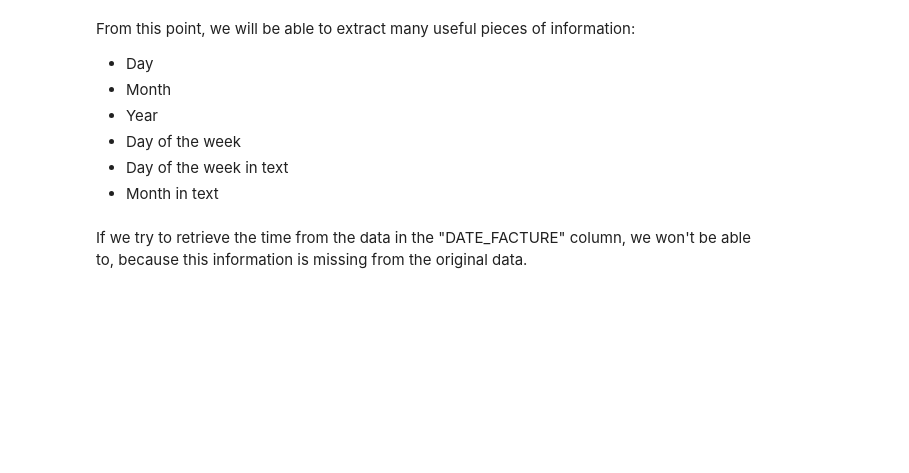
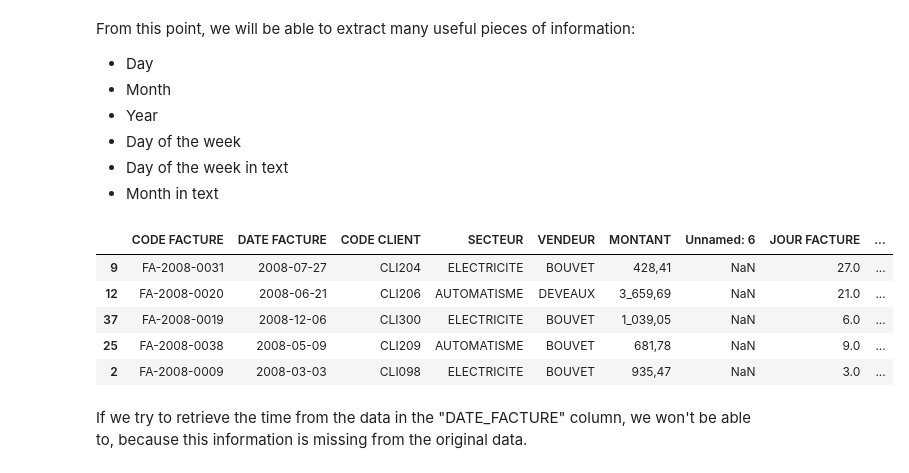
Before and after one commit to Marpioux/machine_learning_tryout, a Jupyter notebook: Lab1/IKSEM_Students_Lab1_24-25.ipynb, the cells around one changed output. Saved outputs shown, nothing was run; the diff lists cells and outputs as text; code cells hidden in the pictures; blank space fills up the shorter version.

```diff
--- a/Lab1/IKSEM_Students_Lab1_24-25.ipynb
+++ b/Lab1/IKSEM_Students_Lab1_24-25.ipynb
@@ -566,16 +662,23 @@ From this point, we will be able to extract many useful pieces of information:
 - Day of the week in text
 - Month in text
 # %%
-'''dfFactures['JOUR FACTURE'] = dfFactures['DATE FACTURE'].dt.day
-dfFactures['MOIS FACTURE'] = dfFactures['DATE FACTURE'].dt.month
-dfFactures['ANNEE FACTURE'] = dfFactures['DATE FACTURE'].dt.year
-dfFactures['JOUR SEMAINE'] = dfFactures['DATE FACTURE'].dt.weekday
-dfFactures['NOM JOUR'] = dfFactures['DATE FACTURE'].dt.day_name()
-dfFactures['NOM MOIS'] = dfFactures['DATE FACTURE'].dt.month_name()
+vente['JOUR FACTURE'] = vente['DATE FACTURE'].dt.day
+vente['MOIS FACTURE'] = vente['DATE FACTURE'].dt.month
+vente['ANNEE FACTURE'] = vente['DATE FACTURE'].dt.year
+vente['JOUR SEMAINE'] = vente['DATE FACTURE'].dt.weekday
+vente['NOM JOUR'] = vente['DATE FACTURE'].dt.day_name()
+vente['NOM MOIS'] = vente['DATE FACTURE'].dt.month_name()
 
-dfFactures['SEMAINE ANNEE'] = dfFactures['DATE FACTURE'].dt.isocalendar().week
+vente['SEMAINE ANNEE'] = vente['DATE FACTURE'].dt.isocalendar().week
 
-dfFactures.sample(5)'''
+vente.sample(5)
+# %% [output]
+|  | CODE FACTURE | DATE FACTURE | CODE CLIENT | SECTEUR | VENDEUR | MONTANT | Unnamed: 6 | JOUR FACTURE | ... |
+| 9 | FA-2008-0031 | 2008-07-27 | CLI204 | ELECTRICITE | BOUVET | 428,41 | NaN | 27.0 | ... |
+| 12 | FA-2008-0020 | 2008-06-21 | CLI206 | AUTOMATISME | DEVEAUX | 3_659,69 | NaN | 21.0 | ... |
+| 37 | FA-2008-0019 | 2008-12-06 | CLI300 | ELECTRICITE | BOUVET | 1_039,05 | NaN | 6.0 | ... |
+| 25 | FA-2008-0038 | 2008-05-09 | CLI209 | AUTOMATISME | BOUVET | 681,78 | NaN | 9.0 | ... |
+| 2 | FA-2008-0009 | 2008-03-03 | CLI098 | ELECTRICITE | BOUVET | 935,47 | NaN | 3.0 | ... |
 # %% [markdown]
 If we try to retrieve the time from the data in the "DATE_FACTURE" column, we won't be able to, because this information is missing from the original data.
 # %%
```
Also changed, not shown: parts of 9 cells of this notebook.
